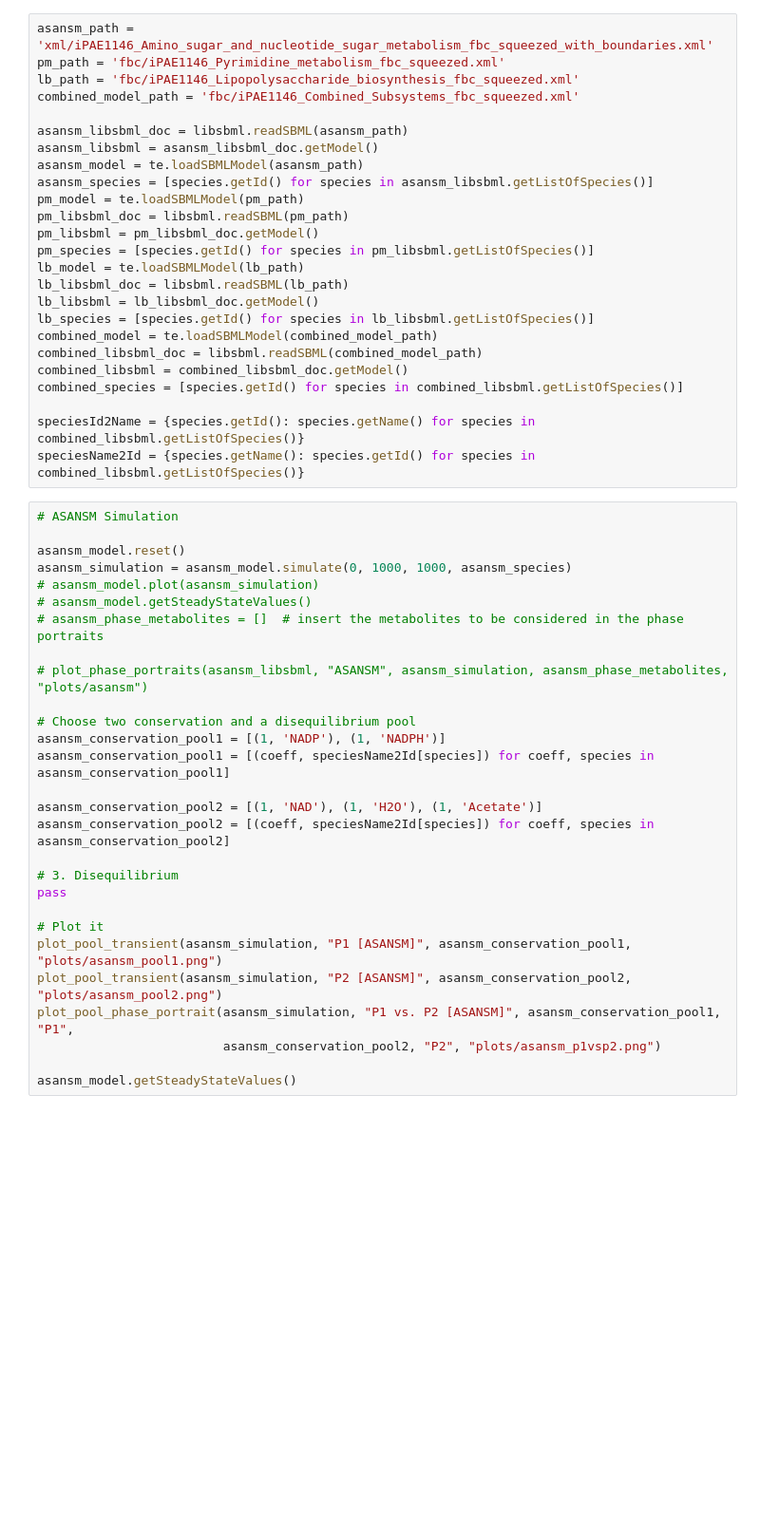
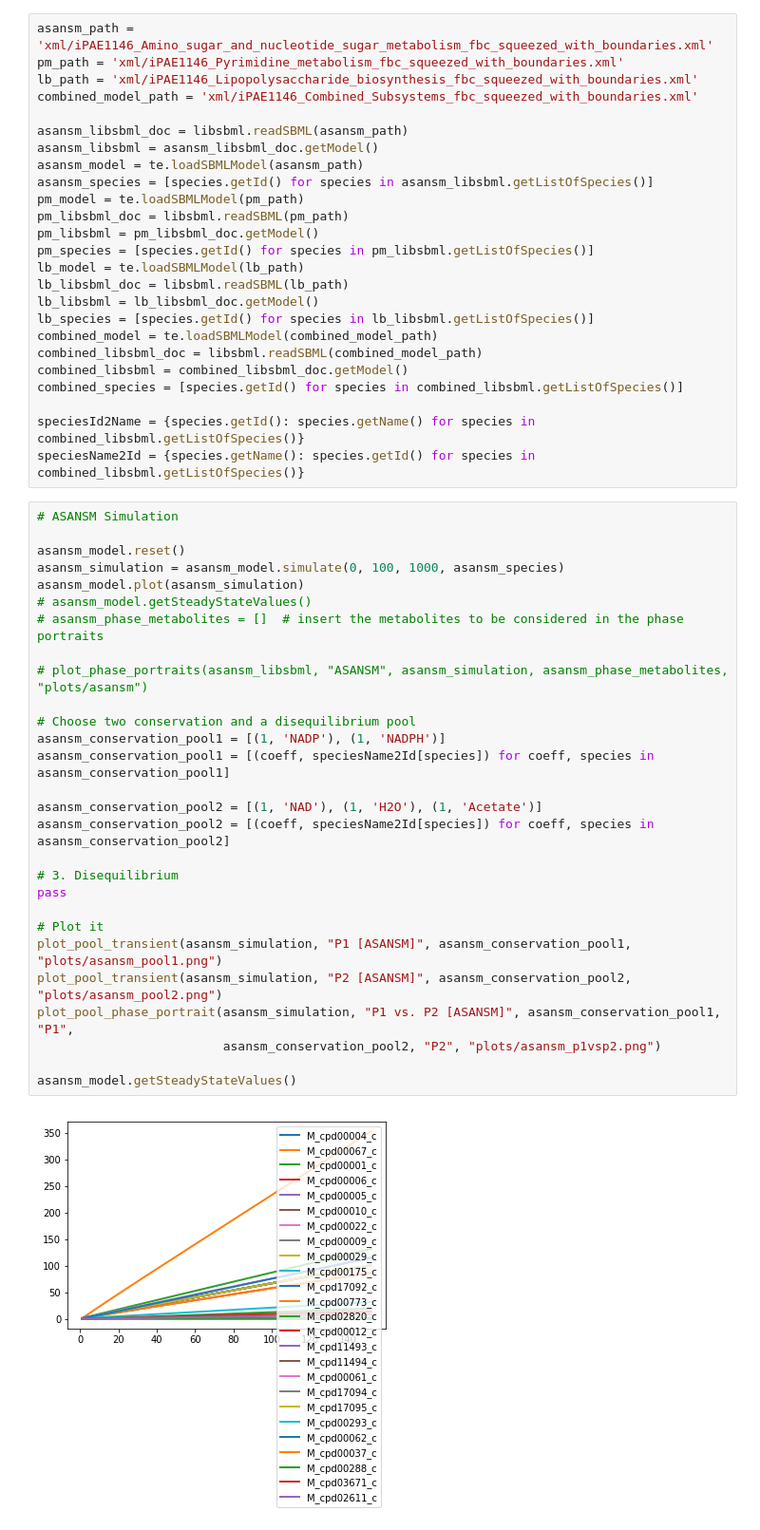
Before and after one commit to jmueller95/SystemsBiology2019, a Jupyter notebook: simulation.ipynb, the cells around one changed output. Shown: that part at 95% size. Cells and saved outputs as stored; diff of their text form; blank space fills up the shorter version.

```diff
--- a/simulation.ipynb
+++ b/simulation.ipynb
@@ -78,9 +79,9 @@ def plot_tiled_phase_portraits(model, model_name, simulation, metabolites_list,
     plt.show()
 # %%
 asansm_path = 'xml/iPAE1146_Amino_sugar_and_nucleotide_sugar_metabolism_fbc_squeezed_with_boundaries.xml'
-pm_path = 'fbc/iPAE1146_Pyrimidine_metabolism_fbc_squeezed.xml'
-lb_path = 'fbc/iPAE1146_Lipopolysaccharide_biosynthesis_fbc_squeezed.xml'
-combined_model_path = 'fbc/iPAE1146_Combined_Subsystems_fbc_squeezed.xml'
+pm_path = 'xml/iPAE1146_Pyrimidine_metabolism_fbc_squeezed_with_boundaries.xml'
+lb_path = 'xml/iPAE1146_Lipopolysaccharide_biosynthesis_fbc_squeezed_with_boundaries.xml'
+combined_model_path = 'xml/iPAE1146_Combined_Subsystems_fbc_squeezed_with_boundaries.xml'
 
 asansm_libsbml_doc = libsbml.readSBML(asansm_path)
 asansm_libsbml = asansm_libsbml_doc.getModel()
@@ -104,28 +105,30 @@ speciesName2Id = {species.getName(): species.getId() for species in combined_lib
 # %%
 # ASANSM Simulation
 
 asansm_model.reset()
-asansm_simulation = asansm_model.simulate(0, 1000, 1000, asansm_species)
-# asansm_model.plot(asansm_simulation)
+asansm_simulation = asansm_model.simulate(0, 100, 1000, asansm_species)
+asansm_model.plot(asansm_simulation)
 # asansm_model.getSteadyStateValues()
 # asansm_phase_metabolites = []  # insert the metabolites to be considered in the phase portraits
 
 # plot_phase_portraits(asansm_libsbml, "ASANSM", asansm_simulation, asansm_phase_metabolites, "plots/asansm")
 
 # Choose two conservation and a disequilibrium pool
 asansm_conservation_pool1 = [(1, 'NADP'), (1, 'NADPH')]
 asansm_conservation_pool1 = [(coeff, speciesName2Id[species]) for coeff, species in asansm_conservation_pool1]
 
 asansm_conservation_pool2 = [(1, 'NAD'), (1, 'H2O'), (1, 'Acetate')]
 asansm_conservation_pool2 = [(coeff, speciesName2Id[species]) for coeff, species in asansm_conservation_pool2]
 
 # 3. Disequilibrium
 pass
 
 # Plot it
 plot_pool_transient(asansm_simulation, "P1 [ASANSM]", asansm_conservation_pool1, "plots/asansm_pool1.png")
 plot_pool_transient(asansm_simulation, "P2 [ASANSM]", asansm_conservation_pool2, "plots/asansm_pool2.png")
 plot_pool_phase_portrait(asansm_simulation, "P1 vs. P2 [ASANSM]", asansm_conservation_pool1, "P1",
                          asansm_conservation_pool2, "P2", "plots/asansm_p1vsp2.png")
 
 asansm_model.getSteadyStateValues()
+# %% [output]
+[figure, added]
```
Also changed, not shown: parts of 5 cells of this notebook, 13 other files.
